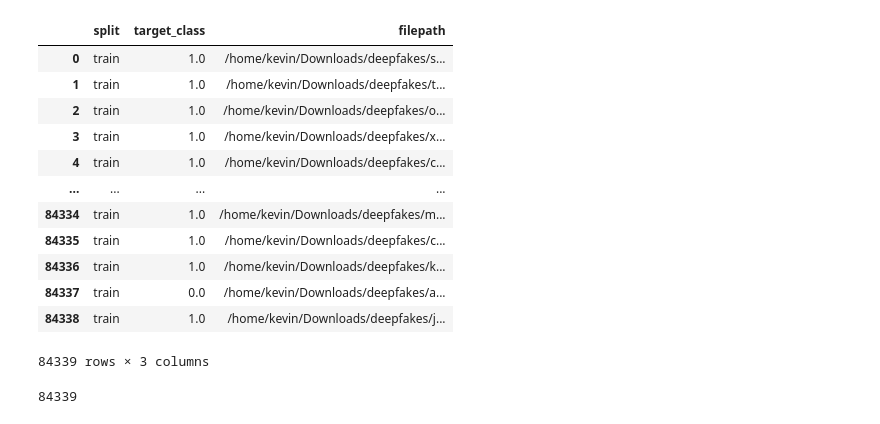
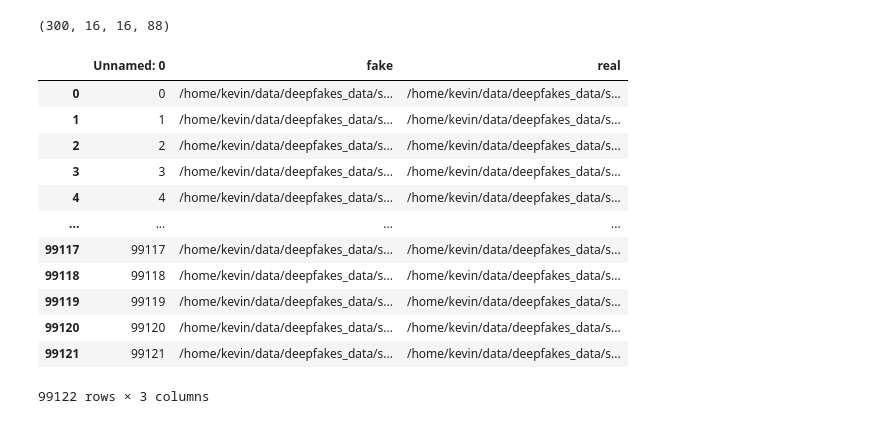
Before and after one commit to kbenham4102/deepfake-detect, a Jupyter notebook: df-detect/adhoc.ipynb, the cells around one changed output. Cells and saved outputs as stored; diff of their text form; code cells hidden in the pictures.

```diff
--- a/df-detect/adhoc.ipynb
+++ b/df-detect/adhoc.ipynb
@@ -0,0 +68,4 @@
+# %%
+np.array(outs).shape
+# %% [output]
+(300, 16, 16, 88)
@@ -6,20 +76,19 @@ df = load_process_train_targets('../data/source/labels/master_meta.json', '/home
-# %%
-df
-# %% [output]
-|  | split | target_class | filepath |
-| 0 | train | 1.0 | /home/kevin/Downloads/deepfakes/s... |
-| 1 | train | 1.0 | /home/kevin/Downloads/deepfakes/t... |
-| 2 | train | 1.0 | /home/kevin/Downloads/deepfakes/o... |
-| 3 | train | 1.0 | /home/kevin/Downloads/deepfakes/x... |
-| 4 | train | 1.0 | /home/kevin/Downloads/deepfakes/c... |
-| ... | ... | ... | ... |
-| 84334 | train | 1.0 | /home/kevin/Downloads/deepfakes/m... |
-| 84335 | train | 1.0 | /home/kevin/Downloads/deepfakes/c... |
-| 84336 | train | 1.0 | /home/kevin/Downloads/deepfakes/k... |
-| 84337 | train | 0.0 | /home/kevin/Downloads/deepfakes/a... |
-| 84338 | train | 1.0 | /home/kevin/Downloads/deepfakes/j... |
-84339 rows × 3 columns
+# %%
+df = pd.read_csv('/home/kevin/data/deepfakes_data/source/labels/fake_to_real_mapping.csv')
+df
+# %% [output]
+|  | Unnamed: 0 | fake | real |
+| 0 | 0 | /home/kevin/data/deepfakes_data/s... | /home/kevin/data/deepfakes_data/s... |
+| 1 | 1 | /home/kevin/data/deepfakes_data/s... | /home/kevin/data/deepfakes_data/s... |
+| 2 | 2 | /home/kevin/data/deepfakes_data/s... | /home/kevin/data/deepfakes_data/s... |
+| 3 | 3 | /home/kevin/data/deepfakes_data/s... | /home/kevin/data/deepfakes_data/s... |
+| 4 | 4 | /home/kevin/data/deepfakes_data/s... | /home/kevin/data/deepfakes_data/s... |
+| ... | ... | ... | ... |
+| 99117 | 99117 | /home/kevin/data/deepfakes_data/s... | /home/kevin/data/deepfakes_data/s... |
+| 99118 | 99118 | /home/kevin/data/deepfakes_data/s... | /home/kevin/data/deepfakes_data/s... |
+| 99119 | 99119 | /home/kevin/data/deepfakes_data/s... | /home/kevin/data/deepfakes_data/s... |
+| 99120 | 99120 | /home/kevin/data/deepfakes_data/s... | /home/kevin/data/deepfakes_data/s... |
+| 99121 | 99121 | /home/kevin/data/deepfakes_data/s... | /home/kevin/data/deepfakes_data/s... |
+99122 rows × 3 columns
 # %%
-len(df.filepath.unique())
+len(df.real.unique())
-# %% [output]
-84339
```
Also changed, not shown: parts of 17 cells of this notebook, 16 other files.
